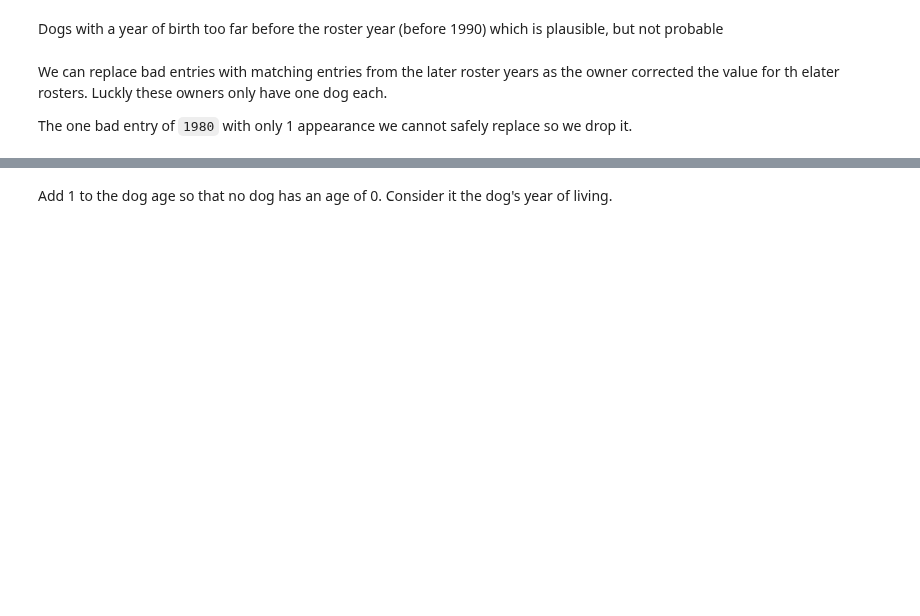
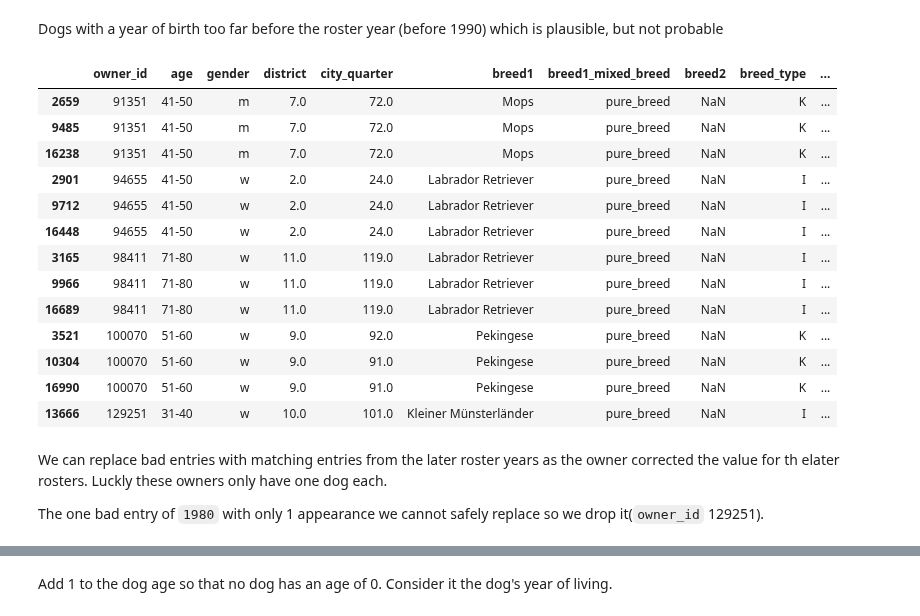
Before and after one commit to jonnross88/Springboard, a Jupyter notebook: u20_data_storytelling/dogs_of_zurich.ipynb, the cells around one changed output, grey strips where cells are left out. Cells and saved outputs as stored; diff of their text form; code cells hidden in the pictures; blank space fills up the shorter version.

```diff
--- a/u20_data_storytelling/dogs_of_zurich.ipynb
+++ b/u20_data_storytelling/dogs_of_zurich.ipynb
@@ -30,8 +37,9 @@ import hvplot.pandas
 # %%
 # get the zip file with the data from the link
 
+
 data_url = (
-    "https://storage.googleapis.com/mrprime_dataset/dogs_of_zurich/dogs_of_zurich.zip"
+    "https://storage.googleapis.com/mrprimetranslator_datasets/dogs_of_zurich.zip"
 )
 
 # create function which takes the url
@@ -179,14 +274,14 @@ dog_owner_df.sample(3)
 # %% [markdown]
 Dog with a year of birth after the roster year
 # %%
-# get the holder_id of the bad entries and observe other entries with the same holder_id
-bad_entry_holder_id = dog_owner_df[
+# get the owner_id of the bad entries and observe other entries with the same owner_id
+bad_entry_owner_id = dog_owner_df[
     dog_owner_df["dog_year_of_birth"] > dog_owner_df["roster"].astype(int)
-]["holder_id"]
+]["owner_id"]
 
 
-dog_owner_df[dog_owner_df["holder_id"].isin(bad_entry_holder_id)].sort_values(
-    by="holder_id"
+dog_owner_df[dog_owner_df["owner_id"].isin(bad_entry_owner_id)].sort_values(
+    by="owner_id"
 )
 
-# dog_owner_df[dog_owner_df["holder_id"].isin(bad_entry_holder_id)].index
+# dog_owner_df[dog_owner_df["owner_id"].isin(bad_entry_owner_id)].index
@@ -195,9 +297,7 @@ Since we have Rosters for 3 separate years, we can see if that owner corrected i
 # %%
 display(dog_owner_df.shape)
 
-bad_entry_index = dog_owner_df[
-    dog_owner_df["holder_id"].isin(bad_entry_holder_id)
-].index
+bad_entry_index = dog_owner_df[dog_owner_df["owner_id"].isin(bad_entry_owner_id)].index
 
 dog_owner_df.drop(bad_entry_index, inplace=True)
 
@@ -205,25 +324,38 @@ dog_owner_df.info()
 # %% [markdown]
 Dogs with a year of birth too far before the roster year (before 1990) which is plausible, but not probable
 # %%
-# get the holder_id of the bad entries
-bad_entry_holder_id = dog_owner_df[dog_owner_df["dog_year_of_birth"] < 1990][
-    "holder_id"
-]
+# get the owner_id of the bad entries
+bad_entry_owner_id = dog_owner_df[dog_owner_df["dog_year_of_birth"] < 1990]["owner_id"]
 
-# isolate entries from these holder_ids and group them by holder_id
+# isolate entries from these owner_ids and group them by owner_id
 dog_owner_group = (
-    dog_owner_df[dog_owner_df["holder_id"].isin(bad_entry_holder_id)]
-    .sort_values(by="holder_id")
-    .groupby("holder_id")
+    dog_owner_df[dog_owner_df["owner_id"].isin(bad_entry_owner_id)]
+    .sort_values(by="owner_id")
+    .groupby("owner_id")
 )
 
-dog_owner_df[dog_owner_df["holder_id"].isin(bad_entry_holder_id)].sort_values(
-    by="holder_id"
+dog_owner_df[dog_owner_df["owner_id"].isin(bad_entry_owner_id)].sort_values(
+    by="owner_id"
 )
+# %% [output]
+|  | owner_id | age | gender | district | city_quarter | breed1 | breed1_mixed_breed | breed2 | breed_type | ... |
+| 2659 | 91351 | 41-50 | m | 7.0 | 72.0 | Mops | pure_breed | NaN | K | ... |
+| 9485 | 91351 | 41-50 | m | 7.0 | 72.0 | Mops | pure_breed | NaN | K | ... |
+| 16238 | 91351 | 41-50 | m | 7.0 | 72.0 | Mops | pure_breed | NaN | K | ... |
+| 2901 | 94655 | 41-50 | w | 2.0 | 24.0 | Labrador Retriever | pure_breed | NaN | I | ... |
+| 9712 | 94655 | 41-50 | w | 2.0 | 24.0 | Labrador Retriever | pure_breed | NaN | I | ... |
+| 16448 | 94655 | 41-50 | w | 2.0 | 24.0 | Labrador Retriever | pure_breed | NaN | I | ... |
+| 3165 | 98411 | 71-80 | w | 11.0 | 119.0 | Labrador Retriever | pure_breed | NaN | I | ... |
+| 9966 | 98411 | 71-80 | w | 11.0 | 119.0 | Labrador Retriever | pure_breed | NaN | I | ... |
+| 16689 | 98411 | 71-80 | w | 11.0 | 119.0 | Labrador Retriever | pure_breed | NaN | I | ... |
+| 3521 | 100070 | 51-60 | w | 9.0 | 92.0 | Pekingese | pure_breed | NaN | K | ... |
+| 10304 | 100070 | 51-60 | w | 9.0 | 91.0 | Pekingese | pure_breed | NaN | K | ... |
+| 16990 | 100070 | 51-60 | w | 9.0 | 91.0 | Pekingese | pure_breed | NaN | K | ... |
+| 13666 | 129251 | 31-40 | w | 10.0 | 101.0 | Kleiner Münsterländer | pure_breed | NaN | I | ... |
 # %% [markdown]
 We can replace bad entries with matching entries from the later roster years as the owner corrected the value for th elater rosters. Luckly these owners only have one dog each.
 
-The one bad entry of `1980` with only 1 appearance we cannot safely replace so we drop it.
+The one bad entry of `1980` with only 1 appearance we cannot safely replace so we drop it(`owner_id` 129251).
 # %%
 # these entries only have 1 dog so we can replace the year of birth with the mode making some assumptions
 dog_owner_df.loc[
```
Also changed, not shown: parts of 58 cells of this notebook, 7 other files.
